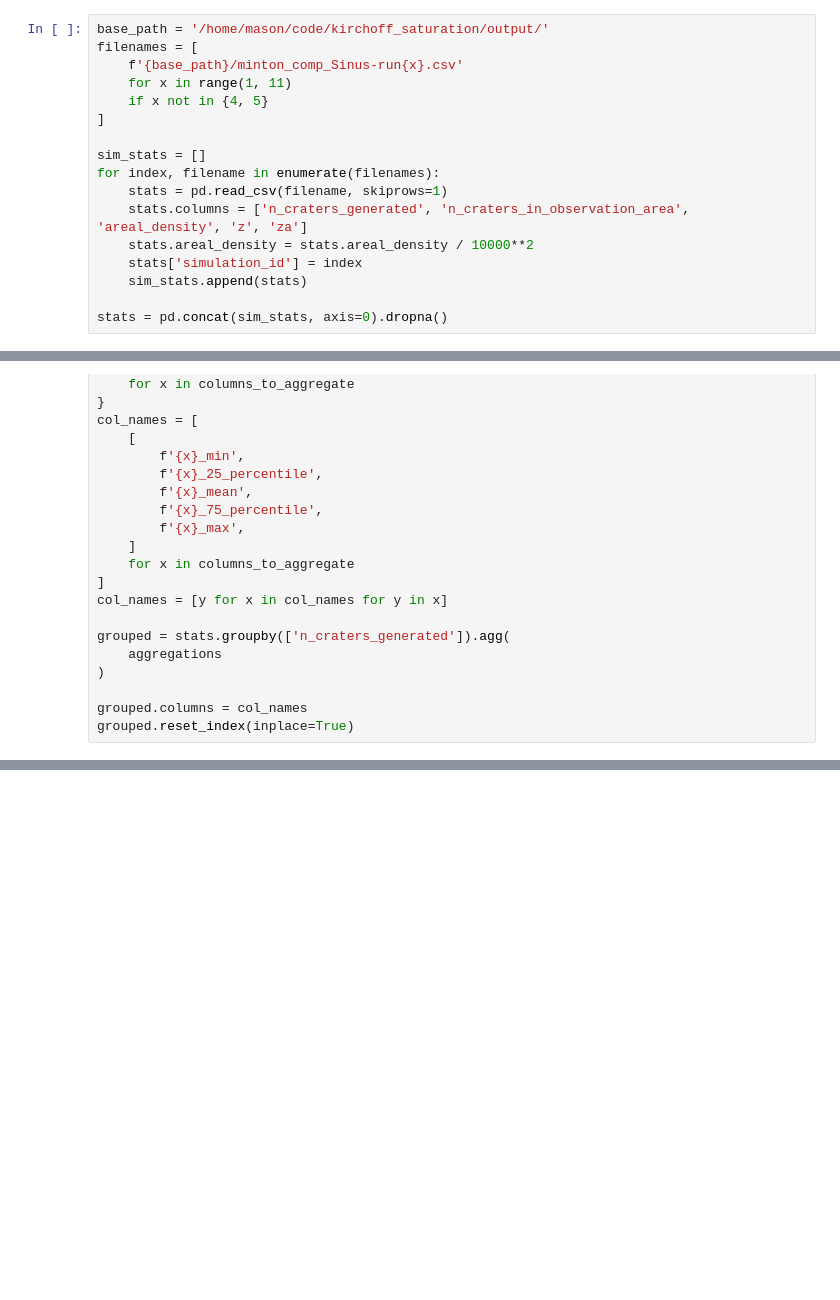
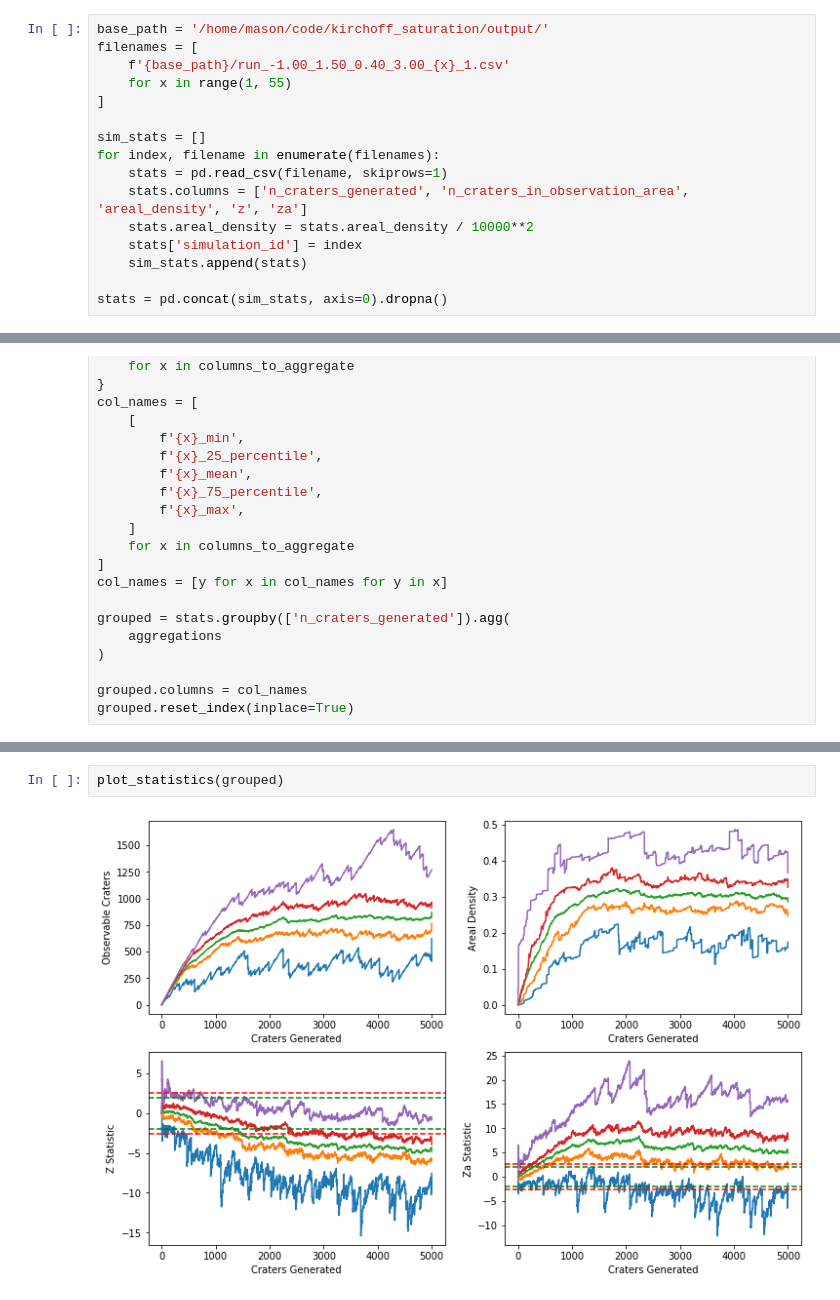
Before and after one commit to seanmason/saturation, a Jupyter notebook: notebooks/PlotStats.ipynb, the cells around one changed output, grey strips where cells are left out. Saved outputs shown, nothing was run; the diff lists cells and outputs as text; blank space fills up the shorter version.

```diff
--- a/notebooks/PlotStats.ipynb
+++ b/notebooks/PlotStats.ipynb
@@ -160,9 +136,8 @@ plt.show()
 # %%
 base_path = '/home/mason/code/kirchoff_saturation/output/'
 filenames = [
-    f'{base_path}/minton_comp_Sinus-run{x}.csv'
-    for x in range(1, 11)
-    if x not in {4, 5}
+    f'{base_path}/run_-1.00_1.50_0.40_3.00_{x}_1.csv'
+    for x in range(1, 55)
 ]
 
 sim_stats = []
@@ -265,0 +197,4 @@ plt.show()
+# %%
+plot_statistics(grouped)
+# %% [output]
+[figure, added]
```
Also changed, not shown: parts of 9 cells of this notebook, 4 other files.
